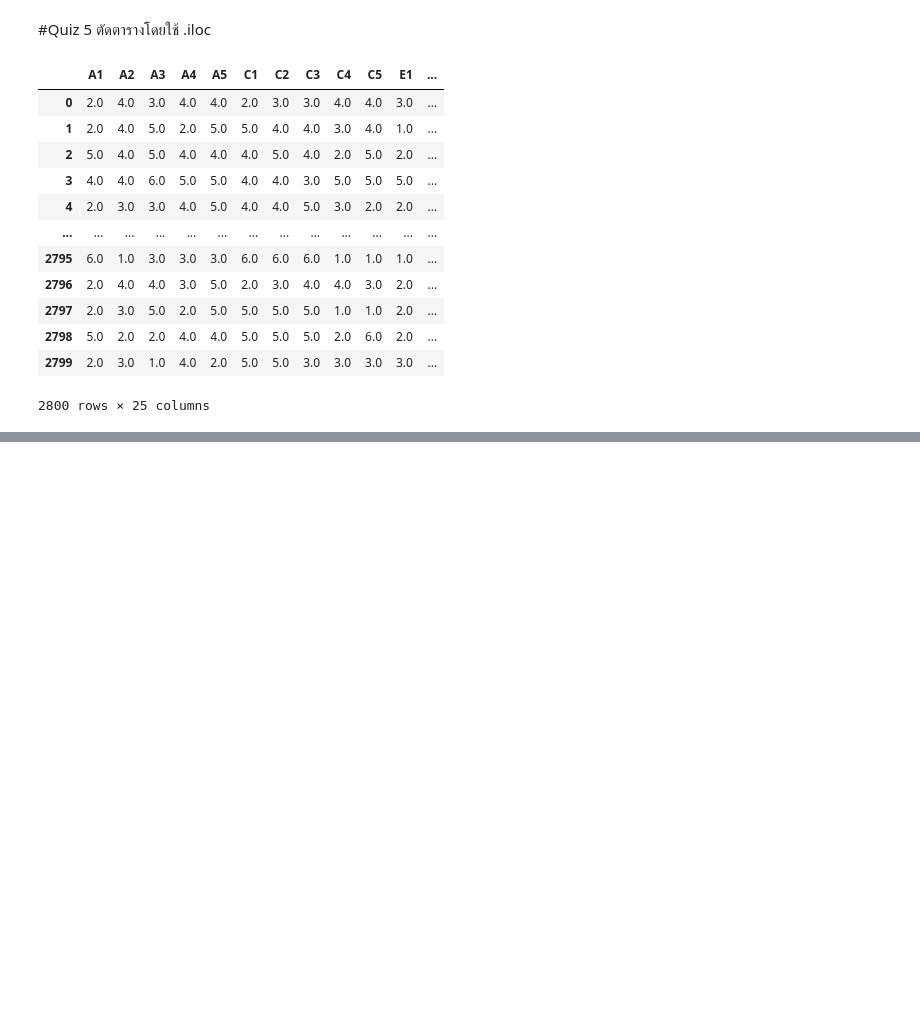
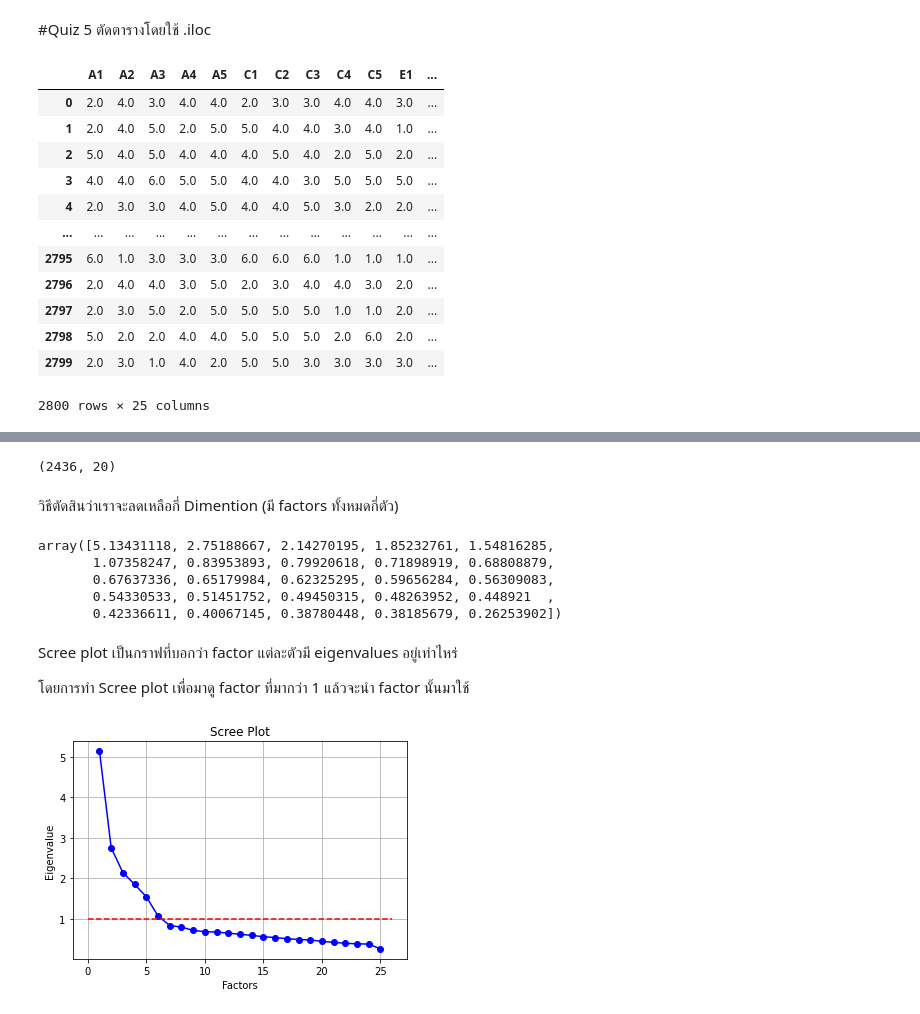
Before and after one commit to Kggzzz/Multivaririate, a Jupyter notebook: Chapter_5_Factor_Analysis.ipynb, the cells around one changed output, grey strips where cells are left out. Drawn from its saved outputs; the diff is of its cells as text; code cells hidden in the pictures; blank space fills up the shorter version.

Commit message:
Factor loading

```diff
--- a/Chapter_5_Factor_Analysis.ipynb
+++ b/Chapter_5_Factor_Analysis.ipynb
@@ -86,0 +100,2 @@ BFI_data_dropped
+# %%
+BFI_data_dropped2 = BFI_data_dropped.dropna()
@@ -86,0 +149,37 @@ BFI_data_dropped
+# %%
+fa = FactorAnalyzer(n_factors=20)
+# %%
+data_fa = fa.fit_transform(BFI_data_dropped2)
+#fit คำนวนพารามิเตอร์
+#tranfrom เป็นการนำ data ที่คำนวณมาแล้วเข้าไปใส่ในแกนที่ถูกเปลี่ยน
+# %%
+data_fa.shape
+# %% [output]
+(2436, 20)
+# %%
+ev,v = fa.get_eigenvalues() #คำนวณหา eigenvalues เพื่อนำไป plot ในกราฟ Scree plot
+# %% [markdown]
+วิธีตัดสินว่าเราจะลดเหลือกี่ Dimention (มี factors ทั้งหมดกี่ตัว)
+# %%
+ev
+# %% [output]
+array([5.13431118, 2.75188667, 2.14270195, 1.85232761, 1.54816285,
+       1.07358247, 0.83953893, 0.79920618, 0.71898919, 0.68808879,
+       0.67637336, 0.65179984, 0.62325295, 0.59656284, 0.56309083,
+       0.54330533, 0.51451752, 0.49450315, 0.48263952, 0.448921  ,
+       0.42336611, 0.40067145, 0.38780448, 0.38185679, 0.26253902])
+# %% [markdown]
+Scree plot เป็นกราฟที่บอกว่า factor แต่ละตัวมี eigenvalues อยู่เท่าไหร่
+
+โดยการทำ Scree plot เพื่อมาดู factor ที่มากว่า 1 แล้วจะนำ factor นั้นมาใช้
+# %%
+# Create scree plot using matplotlib
+plt.plot(range(1,BFI_data_dropped2.shape[1]+1),ev,'bo-')
+plt.plot([0,BFI_data_dropped2.shape[1]+1],[1,1],'r--')
+plt.title('Scree Plot')
+plt.xlabel('Factors')
+plt.ylabel('Eigenvalue')
+plt.grid()
+plt.show()
+# %% [output]
+[figure, added]
```
Also changed, not shown: parts of 27 cells of this notebook.
